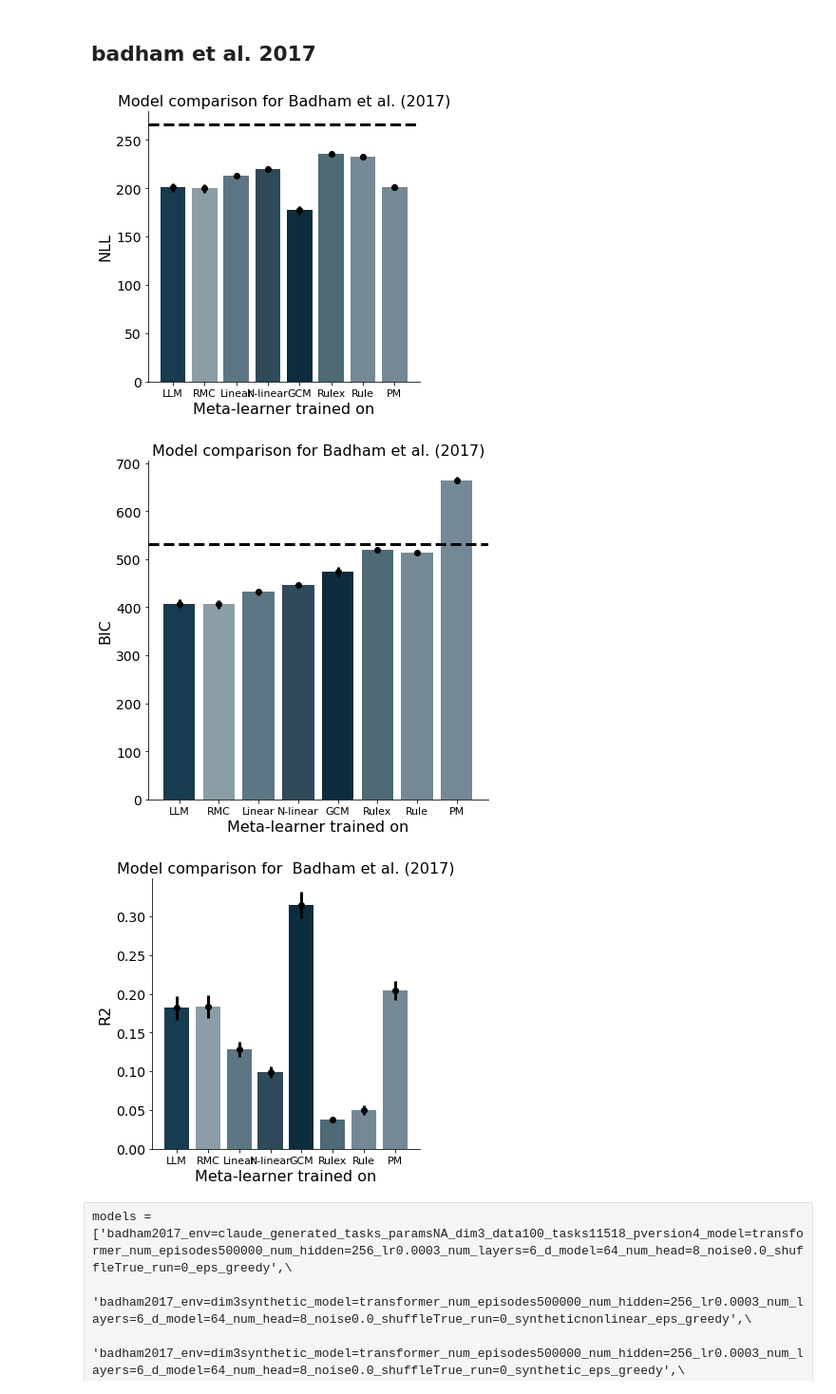
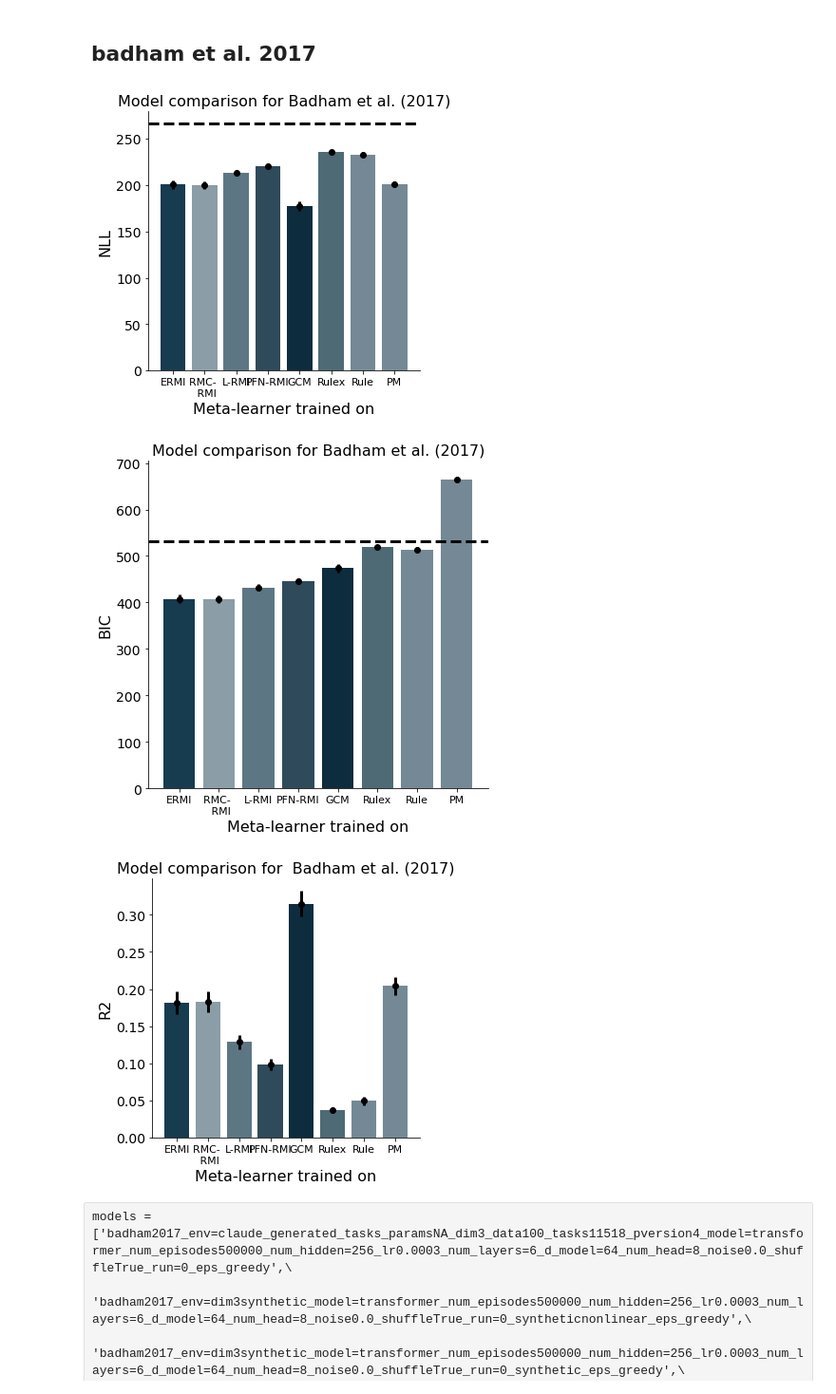
Before and after one commit to akjagadish/vanilla-llama, a Jupyter notebook: categorisation/notebooks/model_comparison.ipynb, the cells around one changed output. Shown at 95% size. Drawn from its saved outputs; the diff is of its cells as text; code cells hidden in the pictures.

```diff
--- a/categorisation/notebooks/model_comparison.ipynb
+++ b/categorisation/notebooks/model_comparison.ipynb
@@ -331,7 +331,7 @@ IndexError: list index out of range
 ## badham et al. 2017
 # %%
 models = ['badham2017_env=claude_generated_tasks_paramsNA_dim3_data100_tasks11518_pversion4_model=transformer_num_episodes500000_num_hidden=256_lr0.0003_num_layers=6_d_model=64_num_head=8_noise0.0_shuffleTrue_run=0_soft_sigmoid_differential_evolution',\
-          'badham2017_env=dim3RMC_model=transformer_num_episodes500000_num_hidden=256_lr0.0003_num_layers=6_d_model=64_num_head=8_noise0.0_shuffleTrue_run=0_rmc_soft_sigmoid_differential_evolution',
+          'badham2017_env=rmc_tasks_dim3_data100_tasks11499_model=transformer_num_episodes500000_num_hidden=256_lr0.0003_num_layers=6_d_model=64_num_head=8_noise0.0_shuffleTrue_run=1_rmc_soft_sigmoid_differential_evolution',
             'badham2017_env=dim3synthetic_model=transformer_num_episodes500000_num_hidden=256_lr0.0003_num_layers=6_d_model=64_num_head=8_noise0.0_shuffleTrue_run=0_syntheticnonlinear_soft_sigmoid_differential_evolution',\
             'badham2017_env=dim3synthetic_model=transformer_num_episodes500000_num_hidden=256_lr0.0003_num_layers=6_d_model=64_num_head=8_noise0.0_shuffleTrue_run=0_synthetic_soft_sigmoid_differential_evolution',\
             'badham2017_gcm_runs=1_iters=1_blocks=1_loss=nll',\
@@ -381,7 +381,7 @@ for model_name in models:
     bics.append(bic)
 
 num_participants = len(nlls[0])
-MODELS = ['LLM', 'RMC', 'Linear', 'N-linear', 'GCM', 'Rulex', 'Rule',  'PM']
+MODELS = ['ERMI', 'RMC- \n RMI', 'L-RMI', 'PFN-RMI', 'GCM', 'Rulex', 'Rule',  'PM']
 MODELS = MODELS[:len(nlls)]
 # set colors depending on number of models in MODELS
 colors = ['#173b4f', '#8b9da7', '#5d7684', '#2f4a5a', '#0d2c3d', '#4d6a75', '#748995', '#748995']
@@ -411,36 +411,36 @@ ax.bar(bar_positions, np.array(bics).mean(1), color=colors, width=0.4)
 ax.errorbar(bar_positions, np.array(bics).mean(1), yerr=np.array(bics).std(1)/np.sqrt(num_participants-1), c='k', lw=3, fmt="o")
 # add chance level line for 616 trials with binary choices
 ax.axhline(y=-np.log(0.5)*num_trials*2, color='k', linestyle='--', lw=3)
 ax.set_xlabel('Meta-learner trained on', fontsize=FONTSIZE)
 ax.set_ylabel('BIC', fontsize=FONTSIZE)
 ax.set_xticks(bar_positions)  # Set x-tick positions to bar_positions
 ax.set_xticklabels(MODELS, fontsize=FONTSIZE-5)  # Assign category names to x-tick labels
 ax.set_title(f'Model comparison for Badham et al. (2017)', fontsize=FONTSIZE)
 # plt.xticks(fontsize=FONTSIZE-2)
 plt.yticks(fontsize=FONTSIZE-2)
 sns.despine()
 f.tight_layout()
 plt.show()
 
 num_participants = len(nlls[0])
 # compare mean r2s across models in a bar plot
 f, ax = plt.subplots(1, 1, figsize=(5,5))
 bar_positions = np.arange(len(r2s))*0.5
 ax.bar(bar_positions, np.array(r2s).mean(1), color=colors, width=0.4)
 ax.errorbar(bar_positions, np.array(r2s).mean(1), yerr=np.array(r2s).std(1)/np.sqrt(num_participants-1), c='k', lw=3, fmt="o")
 ax.set_xlabel('Meta-learner trained on', fontsize=FONTSIZE)
 ax.set_ylabel('R2', fontsize=FONTSIZE)
 ax.set_xticks(bar_positions)  # Set x-tick positions to bar_positions
 ax.set_xticklabels(MODELS, fontsize=FONTSIZE-5)  # Assign category names to x-tick labels
 ax.set_title(f'Model comparison for  Badham et al. (2017)', fontsize=FONTSIZE)
 plt.yticks(fontsize=FONTSIZE-2)
 sns.despine()
 f.tight_layout()
 plt.show()
 # %% [output]
-[figure, old version]
+[figure, new version]
-[figure, old version]
+[figure, new version]
-[figure, old version]
+[figure, new version]
 # %% [raw]
 models = ['badham2017_env=claude_generated_tasks_paramsNA_dim3_data100_tasks11518_pversion4_model=transformer_num_episodes500000_num_hidden=256_lr0.0003_num_layers=6_d_model=64_num_head=8_noise0.0_shuffleTrue_run=0_eps_greedy',\
             'badham2017_env=dim3synthetic_model=transformer_num_episodes500000_num_hidden=256_lr0.0003_num_layers=6_d_model=64_num_head=8_noise0.0_shuffleTrue_run=0_syntheticnonlinear_eps_greedy',\
```
Also changed, not shown: parts of 2 cells of this notebook, 2 other files.
